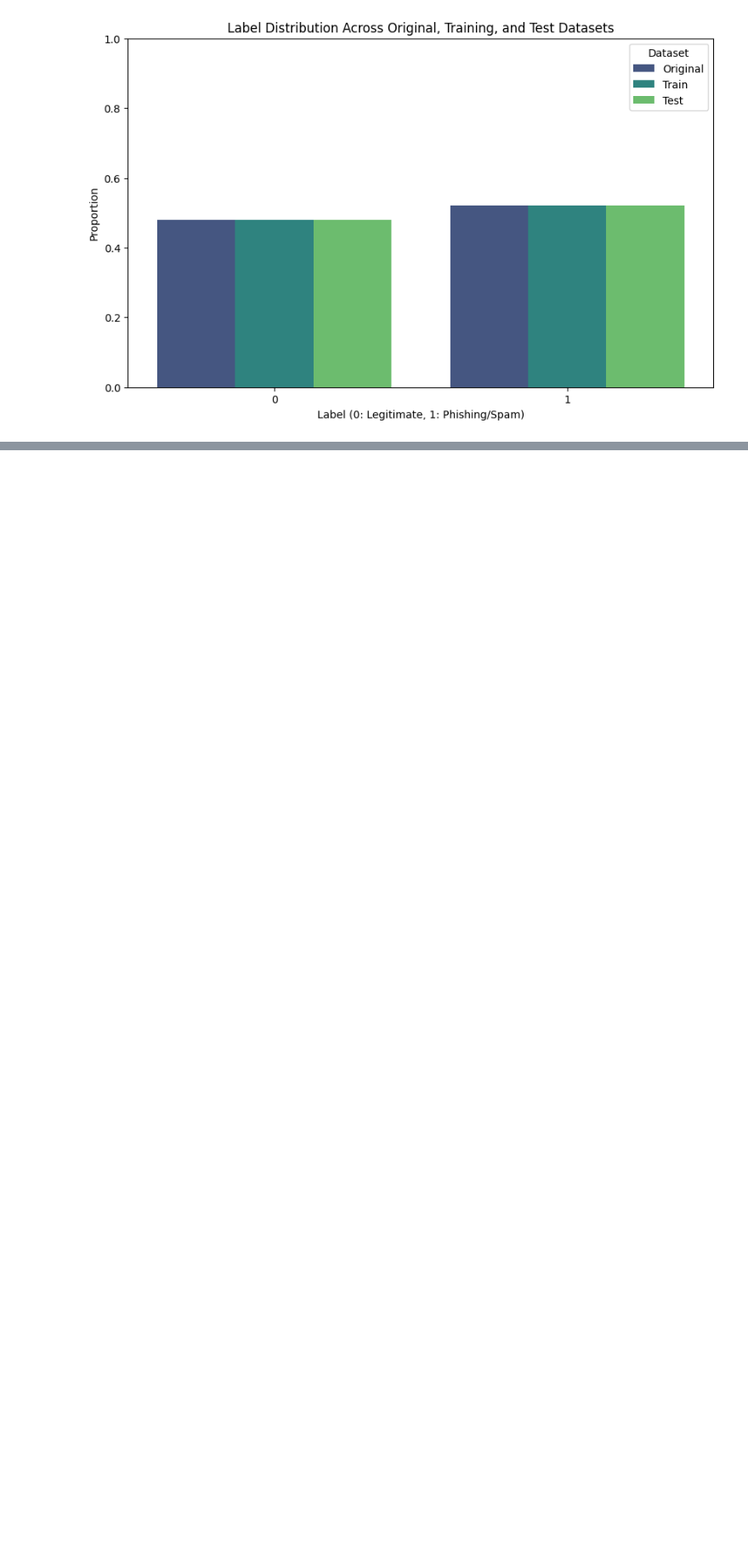
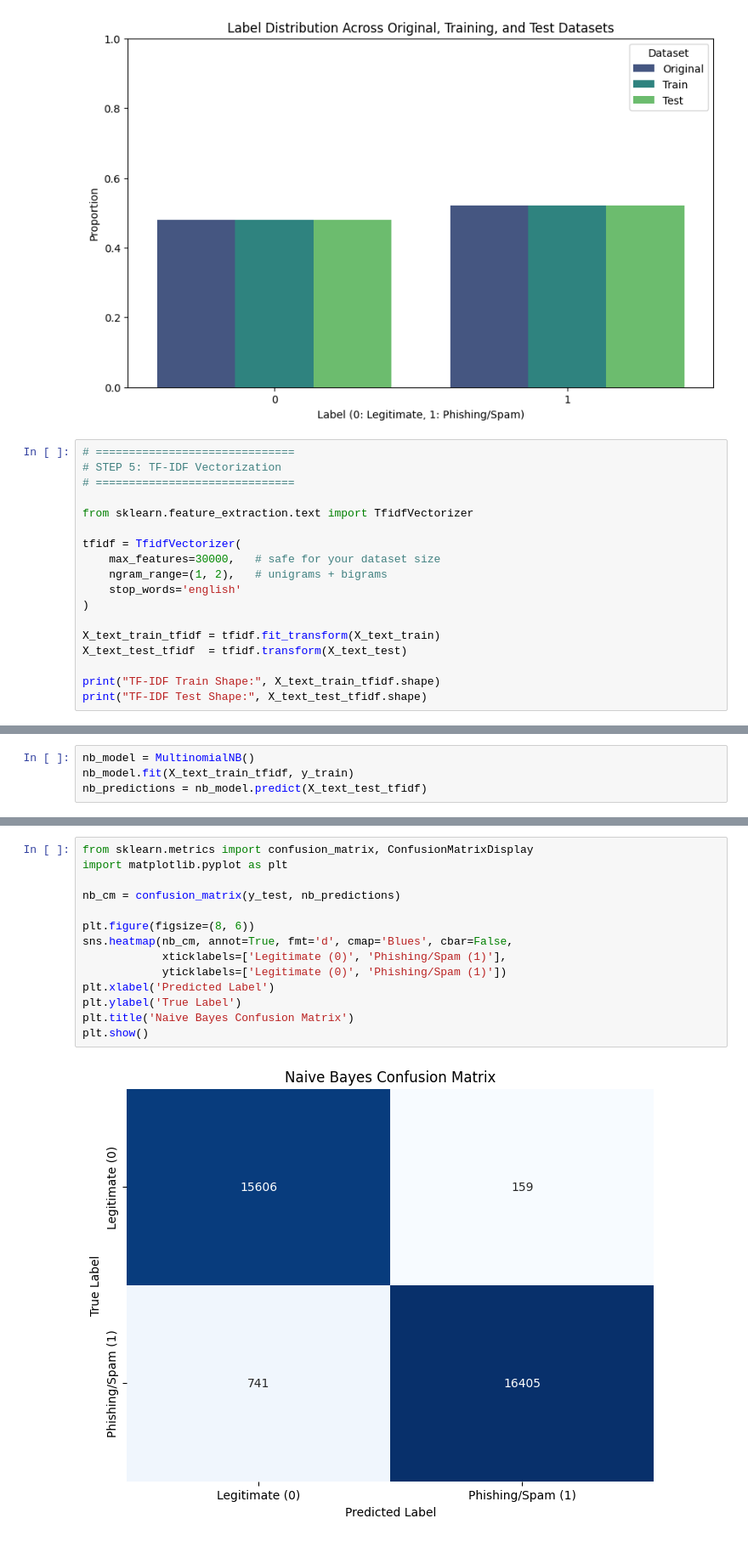
Before and after one commit to Inn0cent-Zer0/AI_detection_phishing_mails, a Jupyter notebook: AI_phishing_detection.ipynb, the cells around one changed output, grey strips where cells are left out. Shown at 85% size. Drawn from its saved outputs; the diff is of its cells as text; blank space fills up the shorter version.

```diff
--- a/AI_phishing_detection.ipynb
+++ b/AI_phishing_detection.ipynb
@@ -744,3 +694,21 @@ plt.ylim(0, 1) # Ensure y-axis starts from 0 to 1
 plt.show()
 # %% [output]
 [figure]
+# %%
+# ==============================
+# STEP 5: TF-IDF Vectorization
+# ==============================
+
+from sklearn.feature_extraction.text import TfidfVectorizer
+
+tfidf = TfidfVectorizer(
+    max_features=30000,   # safe for your dataset size
+    ngram_range=(1, 2),   # unigrams + bigrams
+    stop_words='english'
+)
+
+X_text_train_tfidf = tfidf.fit_transform(X_text_train)
+X_text_test_tfidf  = tfidf.transform(X_text_test)
+
+print("TF-IDF Train Shape:", X_text_train_tfidf.shape)
+print("TF-IDF Test Shape:", X_text_test_tfidf.shape)
@@ -746,0 +720,4 @@ plt.show()
+# %%
+nb_model = MultinomialNB()
+nb_model.fit(X_text_train_tfidf, y_train)
+nb_predictions = nb_model.predict(X_text_test_tfidf)
@@ -746,0 +747,16 @@ plt.show()
+# %%
+from sklearn.metrics import confusion_matrix, ConfusionMatrixDisplay
+import matplotlib.pyplot as plt
+
+nb_cm = confusion_matrix(y_test, nb_predictions)
+
+plt.figure(figsize=(8, 6))
+sns.heatmap(nb_cm, annot=True, fmt='d', cmap='Blues', cbar=False,
+            xticklabels=['Legitimate (0)', 'Phishing/Spam (1)'],
+            yticklabels=['Legitimate (0)', 'Phishing/Spam (1)'])
+plt.xlabel('Predicted Label')
+plt.ylabel('True Label')
+plt.title('Naive Bayes Confusion Matrix')
+plt.show()
+# %% [output]
+[figure, added]
```
Also changed, not shown: parts of 24 cells of this notebook.
